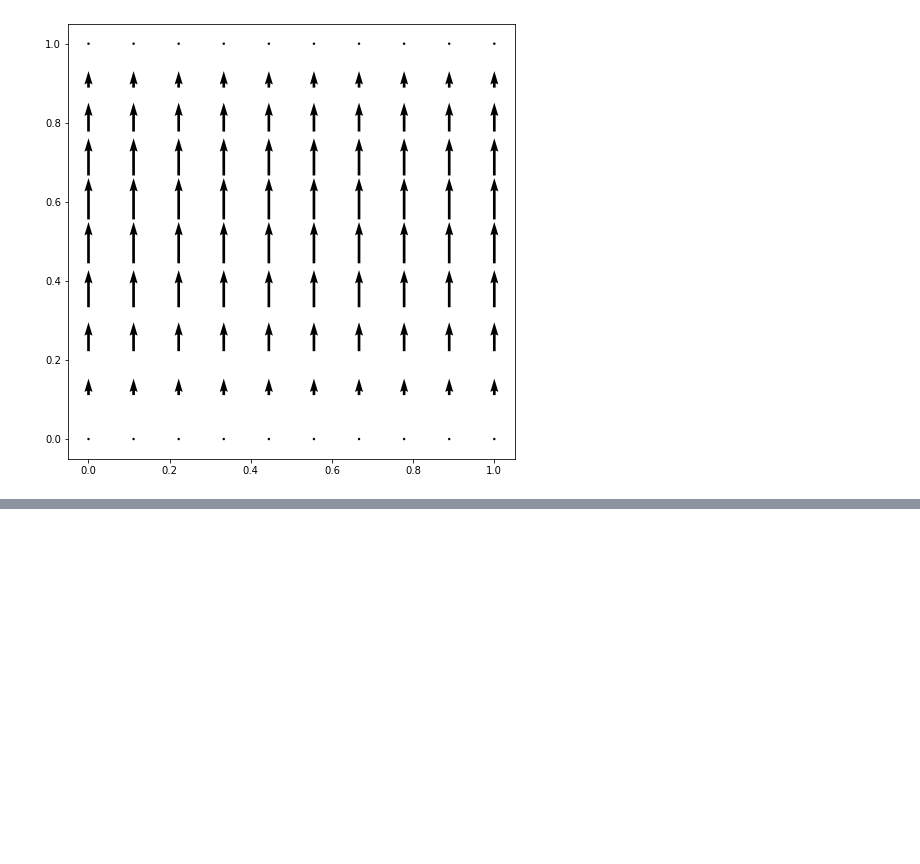
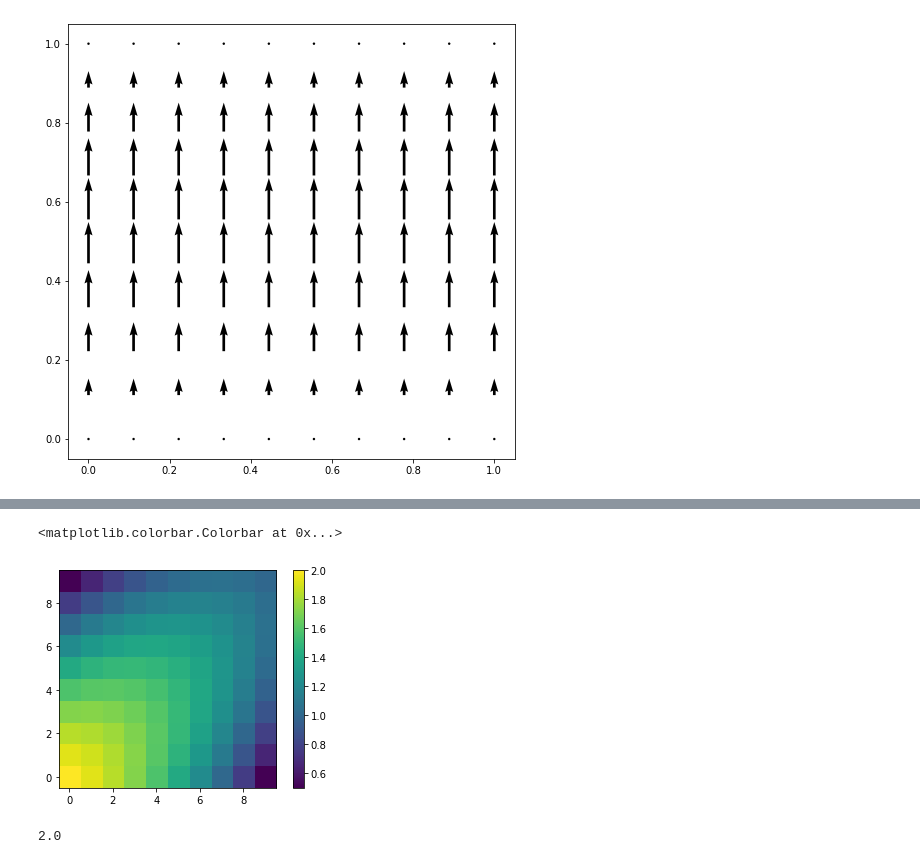
Before and after one commit to CCarissimo/evolutionary-games, a Jupyter notebook: quiver_plots.ipynb, the cells around one changed output, grey strips where cells are left out. Saved outputs shown, nothing was run; the diff lists cells and outputs as text; code cells hidden in the pictures; blank space fills up the shorter version.

```diff
--- a/quiver_plots.ipynb
+++ b/quiver_plots.ipynb
@@ -154,0 +127,11 @@ array([[    0.,     0.,     0.,     0.,     0.,     0.,     0.,     0.,
+# %%
+w = expected_welfare(X, Y, 0.5, 1, 1, 4, 0, 1, 1, 4, 0)
+plt.imshow(w, origin='lower')
+plt.colorbar()
+# %% [output]
+<matplotlib.colorbar.Colorbar at 0x...>
+[figure, added]
+# %%
+expected_welfare(0, 0, 0.5, 1, 1, 4, 0, 1, 1, 4, 0)
+# %% [output]
+2.0
```
Also changed, not shown: parts of 8 cells of this notebook.
